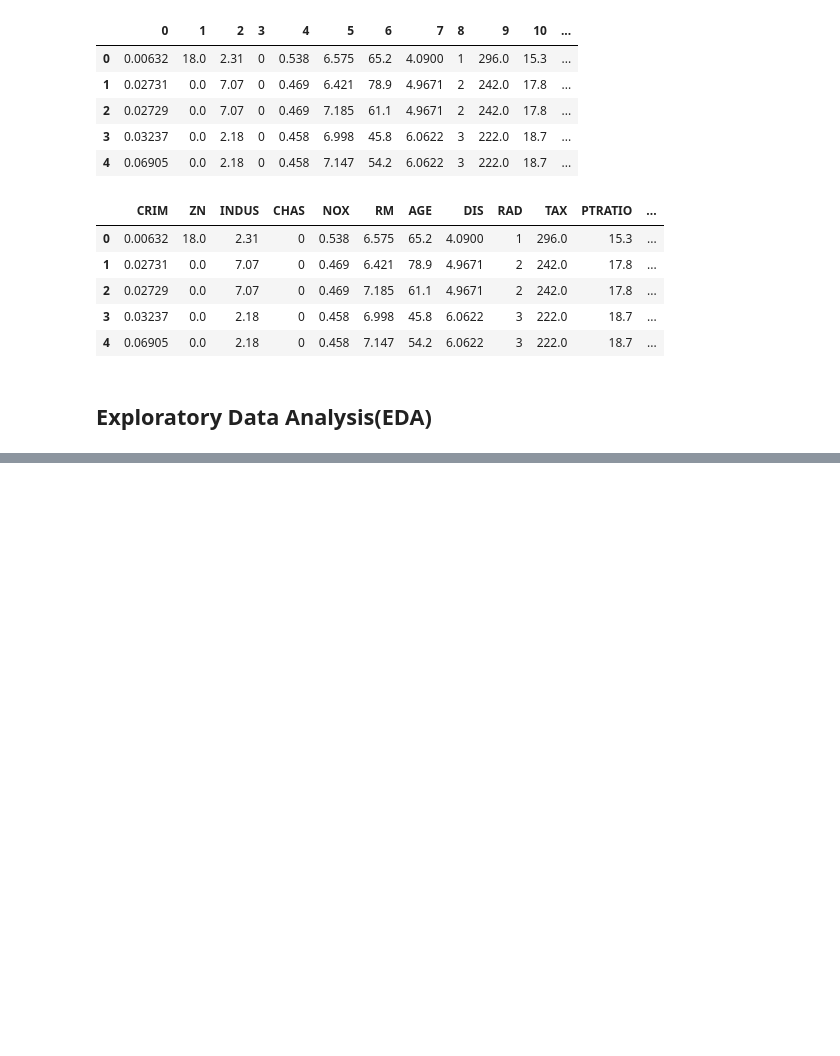
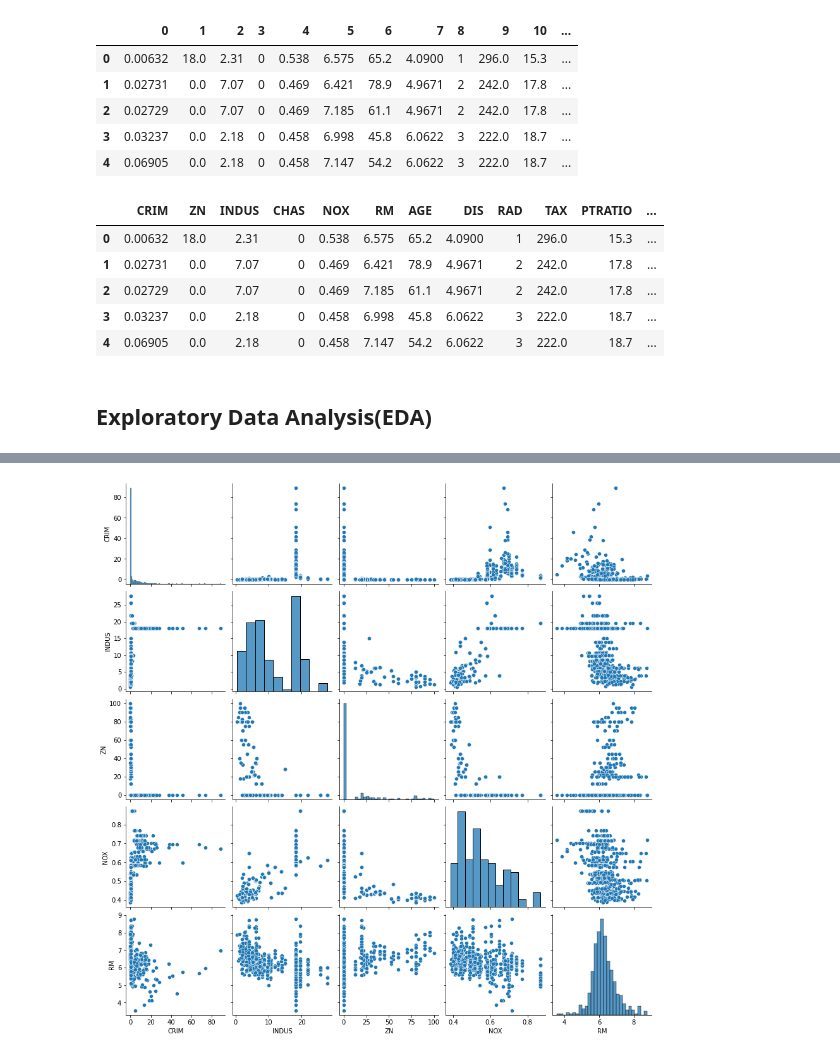
Before and after one commit to Sohando/Machine__Learning, a Jupyter notebook: Tutorial 001/boston_housing.ipynb, the cells around one changed output, grey strips where cells are left out. Drawn from its saved outputs; the diff is of its cells as text; code cells hidden in the pictures; blank space fills up the shorter version.

```diff
--- a/Tutorial 001/boston_housing.ipynb
+++ b/Tutorial 001/boston_housing.ipynb
@@ -50,0 +72,6 @@ df.head()
+# %%
+col_study = ['CRIM', 'INDUS', 'ZN', 'NOX', 'RM']
+sns.pairplot(df[col_study], height=2.5)
+plt.show()
+# %% [output]
+[figure, added]
```
Also changed, not shown: parts of 9 cells of this notebook.
